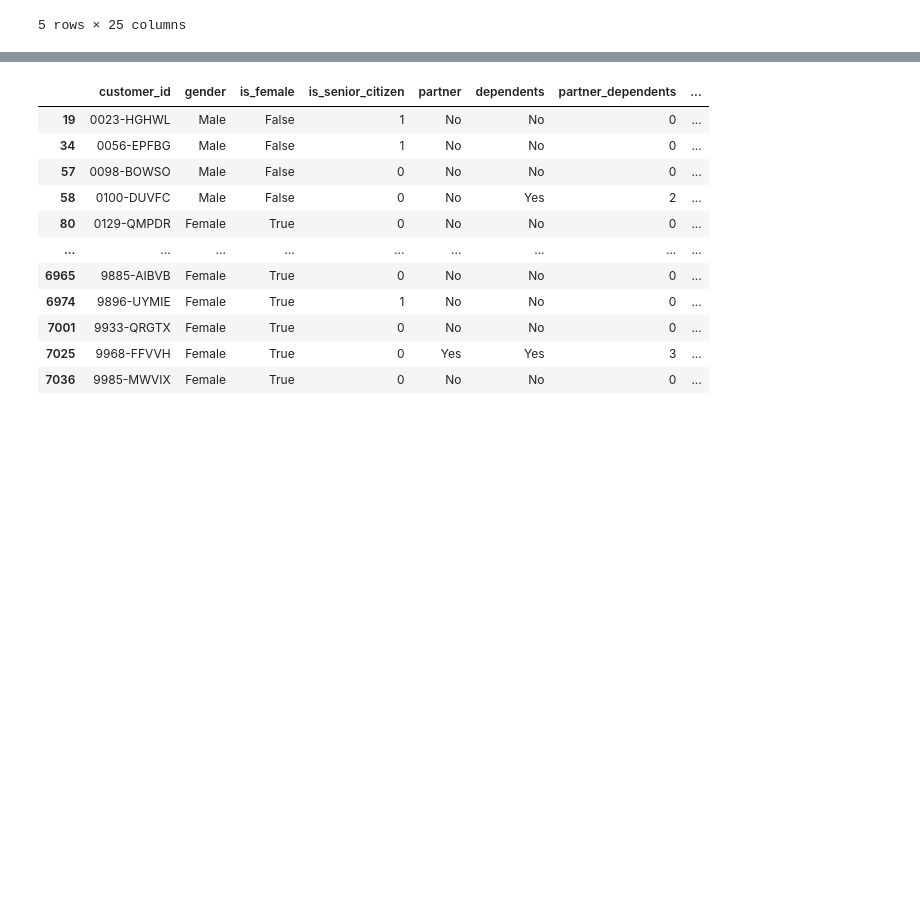
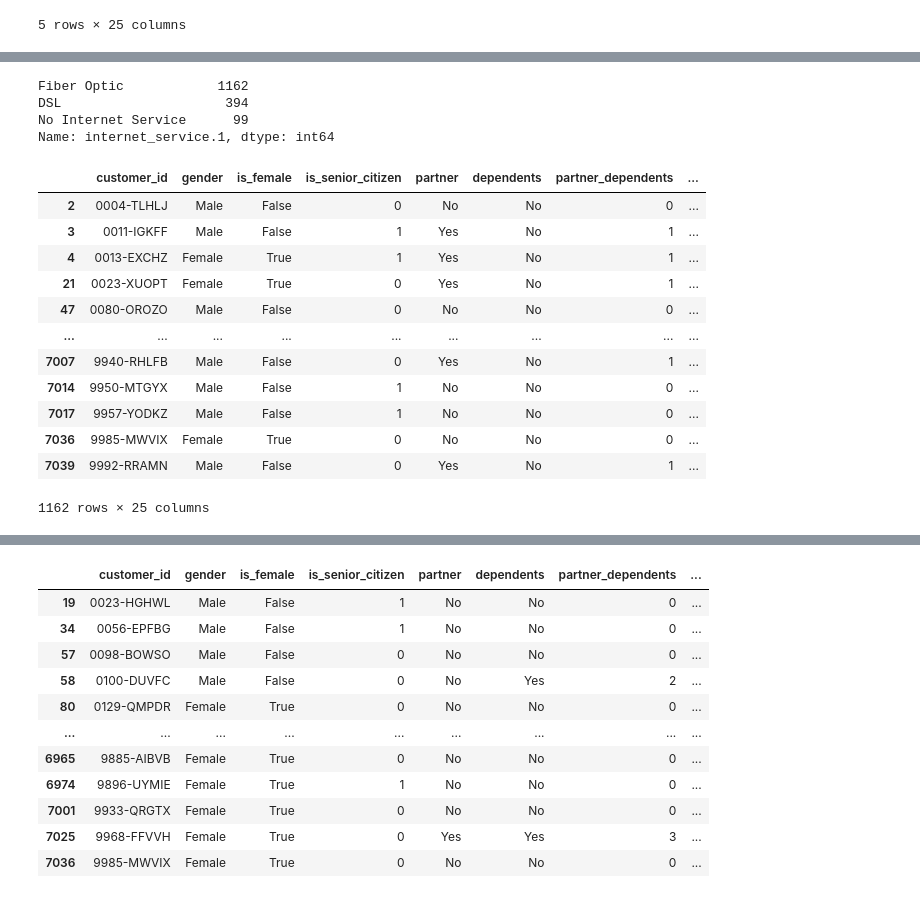
Before and after one commit to Joshua-C-Bryant/numpy-pandas-visualization-exercises, a Jupyter notebook: tel_co_project.ipynb, the cells around one changed output, grey strips where cells are left out. Saved outputs shown, nothing was run; the diff lists cells and outputs as text; code cells hidden in the pictures; blank space fills up the shorter version.

```diff
--- a/tel_co_project.ipynb
+++ b/tel_co_project.ipynb
@@ -20,0 +124,24 @@ churned_month_to_month = month_to_month[month_to_month['churn']=='Yes']
+# %%
+churned_month_to_month['internet_service.1'].value_counts()
+# %% [output]
+Fiber Optic            1162
+DSL                     394
+No Internet Service      99
+Name: internet_service.1, dtype: int64
+# %%
+churned_fiber = churned_month_to_month[churned_month_to_month['internet_service.1']=='Fiber Optic']
+churned_fiber
+# %% [output]
+|  | customer_id | gender | is_female | is_senior_citizen | partner | dependents | partner_dependents | ... |
+| 2 | 0004-TLHLJ | Male | False | 0 | No | No | 0 | ... |
+| 3 | 0011-IGKFF | Male | False | 1 | Yes | No | 1 | ... |
+| 4 | 0013-EXCHZ | Female | True | 1 | Yes | No | 1 | ... |
+| 21 | 0023-XUOPT | Female | True | 0 | Yes | No | 1 | ... |
+| 47 | 0080-OROZO | Male | False | 0 | No | No | 0 | ... |
+| ... | ... | ... | ... | ... | ... | ... | ... | ... |
+| 7007 | 9940-RHLFB | Male | False | 0 | Yes | No | 1 | ... |
+| 7014 | 9950-MTGYX | Male | False | 1 | No | No | 0 | ... |
+| 7017 | 9957-YODKZ | Male | False | 1 | No | No | 0 | ... |
+| 7036 | 9985-MWVIX | Female | True | 0 | No | No | 0 | ... |
+| 7039 | 9992-RRAMN | Male | False | 0 | Yes | No | 1 | ... |
+1162 rows × 25 columns
```
Also changed, not shown: parts of 14 cells of this notebook, 1 other file.
